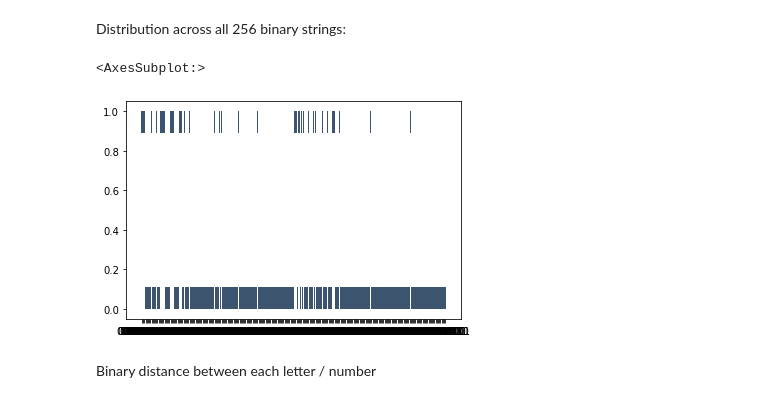
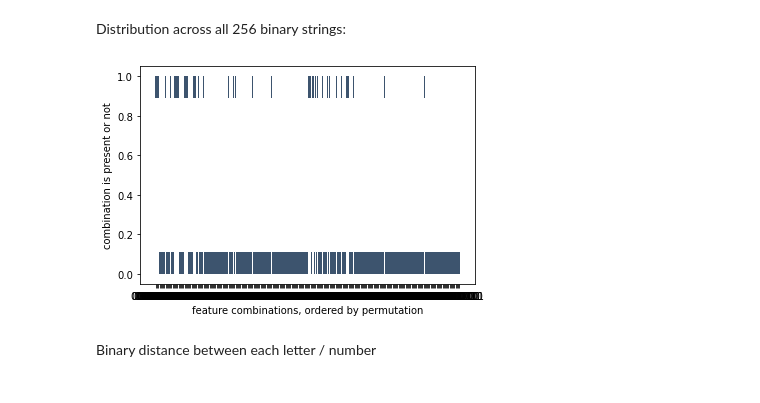
Before and after one commit to SuibhneOFoighil/MO410-collective-fonts, a Jupyter notebook: analysis.ipynb, the cells around one changed output. Cells and saved outputs as stored; diff of their text form; code cells hidden in the pictures.

```diff
--- a/analysis.ipynb
+++ b/analysis.ipynb
@@ -32,17 +33,17 @@ counts = { bitstring:0 for bitstring in permutations }
 # %%
 def combine_row_columns(df):
     return ["".join(row.astype(str)) for _, row in df.iterrows()]
 
 combined_rows = combine_row_columns(df)
 
 for row in combined_rows:
     counts[row] = 1
 
 ax = sns.histplot(x=counts.keys(), y=counts.values())
-ax.set(xlabel='feature combinations, ordered by permutation'
+ax.set(xlabel='feature combinations, ordered by permutation', ylabel='combination is present or not')
+plt.show()
 # %% [output]
-<AxesSubplot:>
-[figure, old version]
+[figure, new version]
 # %% [markdown]
 Binary distance between each letter / number
 # %%
```
Also changed, not shown: parts of 2 cells of this notebook.
